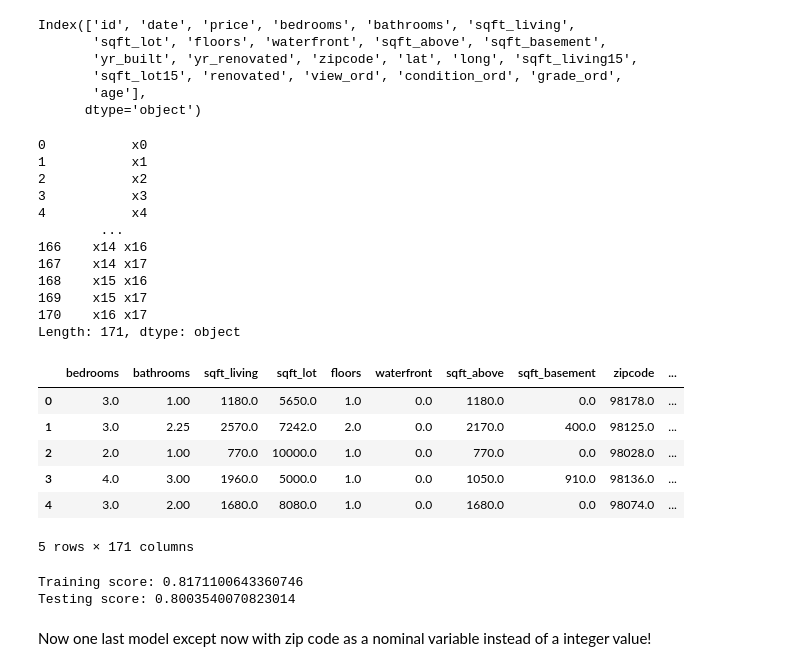
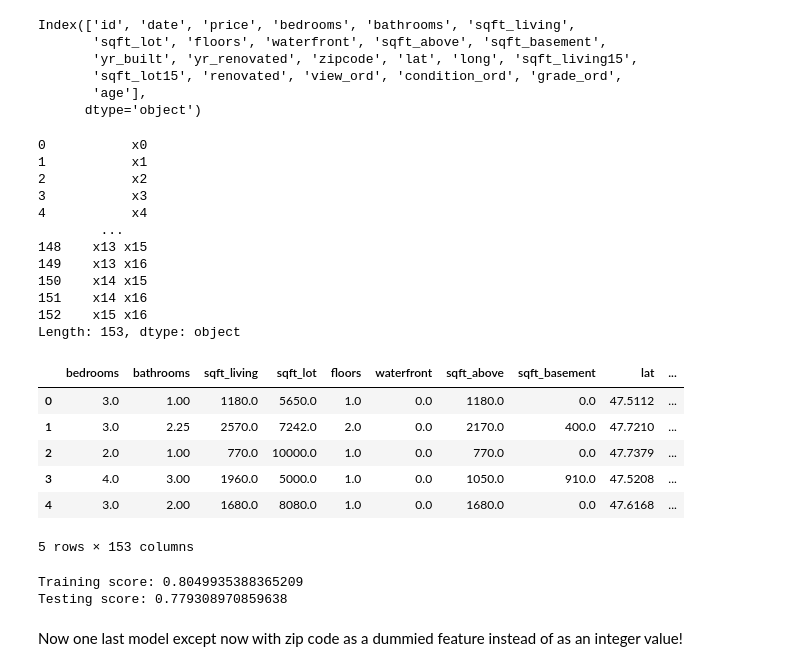
Before and after one commit to tweatherfordk/Linear-Regression-Housing-Model, a Jupyter notebook: Pedro/kings_county_modeling.ipynb, the cells around one changed output. Saved outputs shown, nothing was run; the diff lists cells and outputs as text; code cells hidden in the pictures.

Commit message:
added model evaluation

```diff
--- a/Pedro/kings_county_modeling.ipynb
+++ b/Pedro/kings_county_modeling.ipynb
@@ -166,14 +166,14 @@ Index(['id', 'date', 'price', 'bedrooms', 'bathrooms', 'sqft_living',
 # %%
 y = king['price']
 X = king[['bedrooms', 'bathrooms', 'sqft_living', 'sqft_lot', 'floors', 'waterfront',
-          'sqft_above', 'sqft_basement', 'zipcode', 'lat', 'long',
+          'sqft_above', 'sqft_basement','lat', 'long', 'zipcode',
           'sqft_living15', 'sqft_lot15', 'renovated', 'view_ord', 'condition_ord', 'grade_ord', 'age']]
 
 from sklearn.preprocessing import PolynomialFeatures
 
 linear_withinteraction = PolynomialFeatures(degree = 2, interaction_only = True, include_bias = False)
 
-X_transformed = linear_withinteraction.fit_transform(X)
+X_transformed = linear_withinteraction.fit_transform(X.drop(columns= 'zipcode')) #removing zipcode column this will become evident latter when we dummy our zip code
 
 feat_names = pd.Series(linear_withinteraction.get_feature_names())
 
@@ -185,33 +185,33 @@ feat_names
 3           x3
 4           x4
         ...
-166    x14 x16
-167    x14 x17
-168    x15 x16
-169    x15 x17
-170    x16 x17
-Length: 171, dtype: object
+148    x13 x15
+149    x13 x16
+150    x14 x15
+151    x14 x16
+152    x15 x16
+Length: 153, dtype: object
 # %%
-xs = ['x0', 'x1', 'x2', 'x3', 'x4', 'x5', 'x6', 'x7', 'x8', 'x9', 'x10',  'x11', 'x12', 'x13', 'x14', 'x15','x16', 'x17']
+xs = ['x0', 'x1', 'x2', 'x3', 'x4', 'x5', 'x6', 'x7', 'x8', 'x9', 'x10',  'x11', 'x12', 'x13', 'x14', 'x15','x16']
 
 columns = X.columns
 
 map_dict = {x:y for x,y in zip(xs, columns)}
 
 for key, value in map_dict.items():
     feat_names = feat_names.str.replace(key, value)
 
 
 X_trans_df = pd.DataFrame(X_transformed)
 X_trans_df.columns = feat_names
 
 X_trans_df.head()
 # %% [output]
-|  | bedrooms | bathrooms | sqft_living | sqft_lot | floors | waterfront | sqft_above | sqft_basement | zipcode | ... |
-| 0 | 3.0 | 1.00 | 1180.0 | 5650.0 | 1.0 | 0.0 | 1180.0 | 0.0 | 98178.0 | ... |
-| 1 | 3.0 | 2.25 | 2570.0 | 7242.0 | 2.0 | 0.0 | 2170.0 | 400.0 | 98125.0 | ... |
-| 2 | 2.0 | 1.00 | 770.0 | 10000.0 | 1.0 | 0.0 | 770.0 | 0.0 | 98028.0 | ... |
-| 3 | 4.0 | 3.00 | 1960.0 | 5000.0 | 1.0 | 0.0 | 1050.0 | 910.0 | 98136.0 | ... |
-| 4 | 3.0 | 2.00 | 1680.0 | 8080.0 | 1.0 | 0.0 | 1680.0 | 0.0 | 98074.0 | ... |
+|  | bedrooms | bathrooms | sqft_living | sqft_lot | floors | waterfront | sqft_above | sqft_basement | lat | ... |
+| 0 | 3.0 | 1.00 | 1180.0 | 5650.0 | 1.0 | 0.0 | 1180.0 | 0.0 | 47.5112 | ... |
+| 1 | 3.0 | 2.25 | 2570.0 | 7242.0 | 2.0 | 0.0 | 2170.0 | 400.0 | 47.7210 | ... |
+| 2 | 2.0 | 1.00 | 770.0 | 10000.0 | 1.0 | 0.0 | 770.0 | 0.0 | 47.7379 | ... |
+| 3 | 4.0 | 3.00 | 1960.0 | 5000.0 | 1.0 | 0.0 | 1050.0 | 910.0 | 47.5208 | ... |
+| 4 | 3.0 | 2.00 | 1680.0 | 8080.0 | 1.0 | 0.0 | 1680.0 | 0.0 | 47.6168 | ... |
-5 rows × 171 columns
+5 rows × 153 columns
 # %%
@@ -220,7 +220,7 @@ y_standard = (y - y.mean())/y.std()
 # %%
 # Generate train/test sets
 X_train, X_test, y_train, y_test = train_test_split(
-    X_trans_standard, y_standard, test_size=.3, random_state=42
+    X_trans_df, y, test_size=.3, random_state=42
 )
 
 
@@ -234,7 +234,7 @@ print(f"Testing score: {stand_model.score(X_test, y_test)}")
 
 stand_model_score  = stand_model.score(X_test, y_test)
 # %% [output]
-Training score: 0.8171100643360746
-Testing score: 0.8003540070823014
+Training score: 0.8049935388365209
+Testing score: 0.779308970859638
 # %% [markdown]
-Now one last model except now with zip code as a nominal variable instead of a integer value!
+Now one last model except now with zip code as a dummied feature instead of as an integer value!
```
Also changed, not shown: parts of 10 cells of this notebook, 1 other file.
